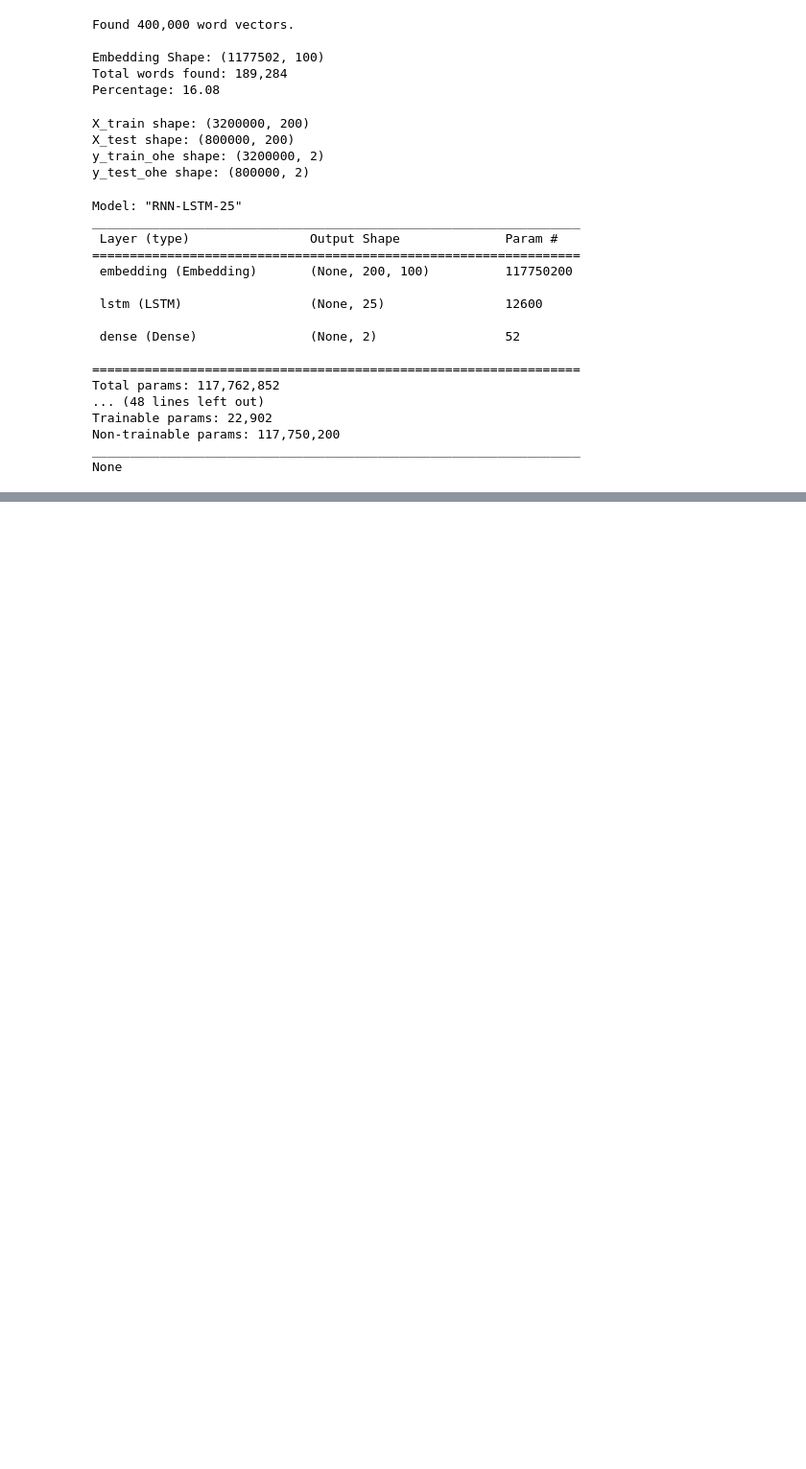
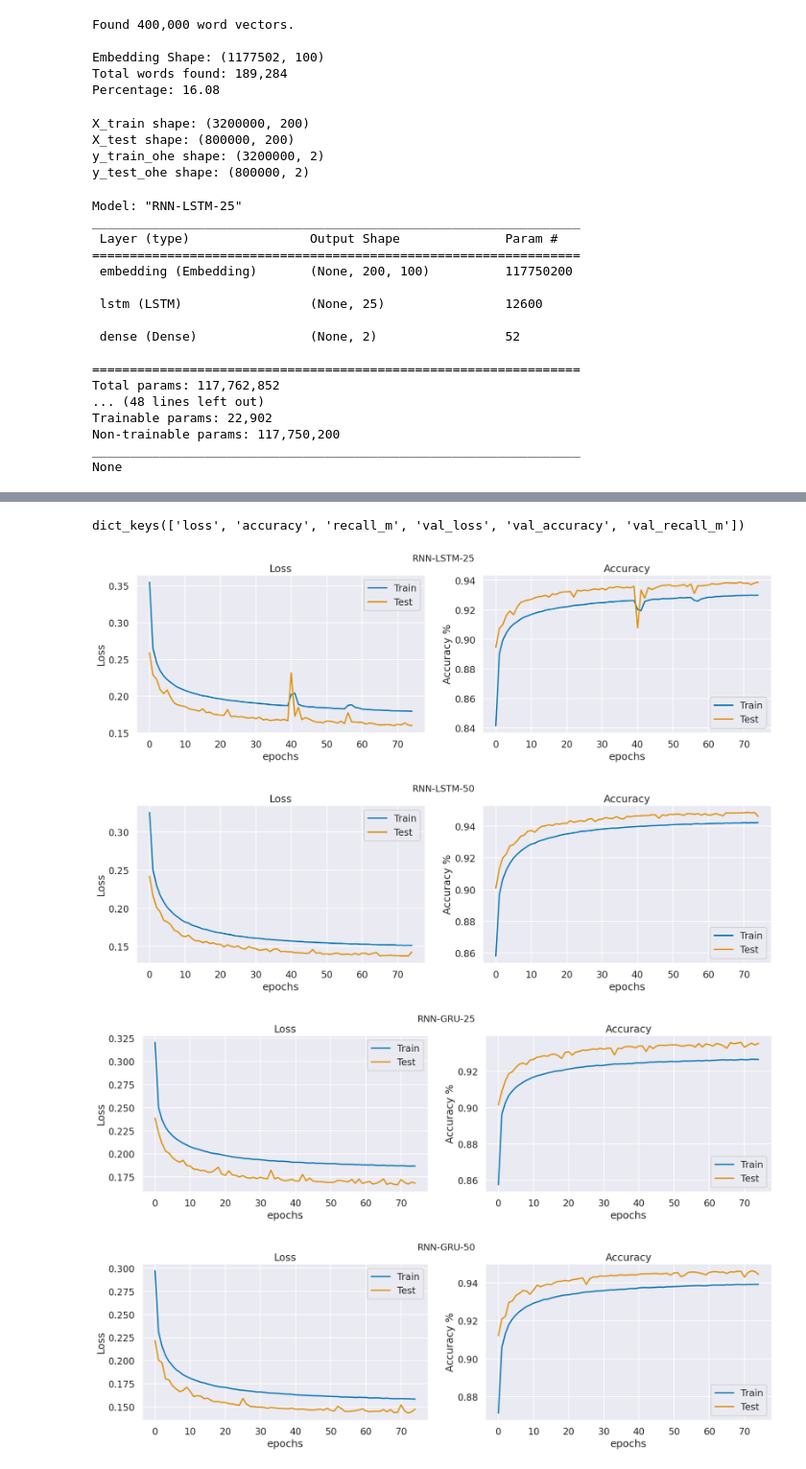
Before and after one commit to MarkBrub/ML_Python, a Jupyter notebook: Labs/Lab7.ipynb, the cells around one changed output, grey strips where cells are left out. Shown: that part at 96% size. Saved outputs shown, nothing was run; the diff lists cells and outputs as text; code cells hidden in the pictures; blank space fills up the shorter version.

Commit message:
Lab 7 data done

```diff
--- a/Labs/Lab7.ipynb
+++ b/Labs/Lab7.ipynb
@@ -10,13 +10,13 @@ import numpy as np
 import pandas as pd
 import seaborn as sns
 from sklearn import metrics as mt
-from sklearn.metrics import accuracy_score
+from sklearn.metrics import accuracy_score, recall_score
 from sklearn.model_selection import train_test_split
 from sklearn.preprocessing import OneHotEncoder, StandardScaler
 from sklearn.utils import shuffle
 from statsmodels.stats.contingency_tables import mcnemar
 
-LOAD_FROM_PICKLE = False
+LOAD_FROM_PICKLE = True
 
 import os
 
@@ -297,8 +298,8 @@ def create_RNN(name, RNN_layer_type, num_units):
     return rnn
 
 rnn1 = create_RNN('RNN-LSTM-25', 'LSTM', 25)
-rnn2 = create_RNN('RNN-GRU-25', 'GRU', 25)
-rnn3 = create_RNN('RNN-LSTM-50', 'LSTM', 50)
+rnn2 = create_RNN('RNN-LSTM-50', 'LSTM', 50)
+rnn3 = create_RNN('RNN-GRU-25', 'GRU', 25)
 rnn4 = create_RNN('RNN-GRU-50', 'GRU', 50)
 
 models = [rnn1, rnn2, rnn3, rnn4]
@@ -331,13 +332,13 @@ if LOAD_STORED_MODELS:
         # load model
         model.load_weights(f"Models/Lab7/{model.name}.h5")
         #load history
-        with open(f"Models/Lab7/{model.name}.pk1", 'rb') as file_pi:
+        with open(f"Models/Lab7/{model.name}.pkl", 'rb') as file_pi:
             model.history = pickle.load(file_pi)
 else:
     for model in models:
         start = time.time()
 
-        history = model.fit(X_train, y_train_ohe, validation_data=(X_test, y_test_ohe), epochs=25, batch_size=2048, verbose=0)
+        history = model.fit(X_train, y_train_ohe, validation_data=(X_test, y_test_ohe), epochs=75, batch_size=2048, verbose=0)
 
         print(f"Model {model.name} took {round(time.time() - start, 2)} seconds to train")
 
@@ -384,0 +361,38 @@ def history_plot(histories):
+# %%
+models[0].history.history.keys()
+# %% [output]
+dict_keys(['loss', 'accuracy', 'recall_m', 'val_loss', 'val_accuracy', 'val_recall_m'])
+# %%
+def plot_history(history, name):
+    # plot f1 score, loss, and accuracy for training and validation together
+    plt.figure(figsize=(20, 5))
+
+    plt.subplot(1,2,1)
+    plt.plot(history['loss'])
+    plt.plot(history['val_loss'])
+    plt.ylabel('Loss')
+    plt.xlabel('epochs')
+    plt.title('Loss')
+    plt.legend(['Train', 'Test'], loc='best')
+
+    plt.subplot(1,2,2)
+    plt.plot(history['recall_m'])
+    plt.plot(history['val_recall_m'])
+    plt.ylabel('Accuracy %')
+    plt.xlabel('epochs')
+    plt.title('Accuracy')
+    plt.legend(['Train', 'Test'], loc='best')
+
+    # set the title for the whole figure
+    plt.suptitle(name, fontsize=16)
+
+    plt.show()
+# %%
+# plot history for all models
+for model in models:
+    plot_history(model.history.history, model.name)
+# %% [output]
+[figure, added]
+[figure, added]
+[figure, added]
+[figure, added]
```
Also changed, not shown: parts of 9 cells of this notebook, 1 other file.
